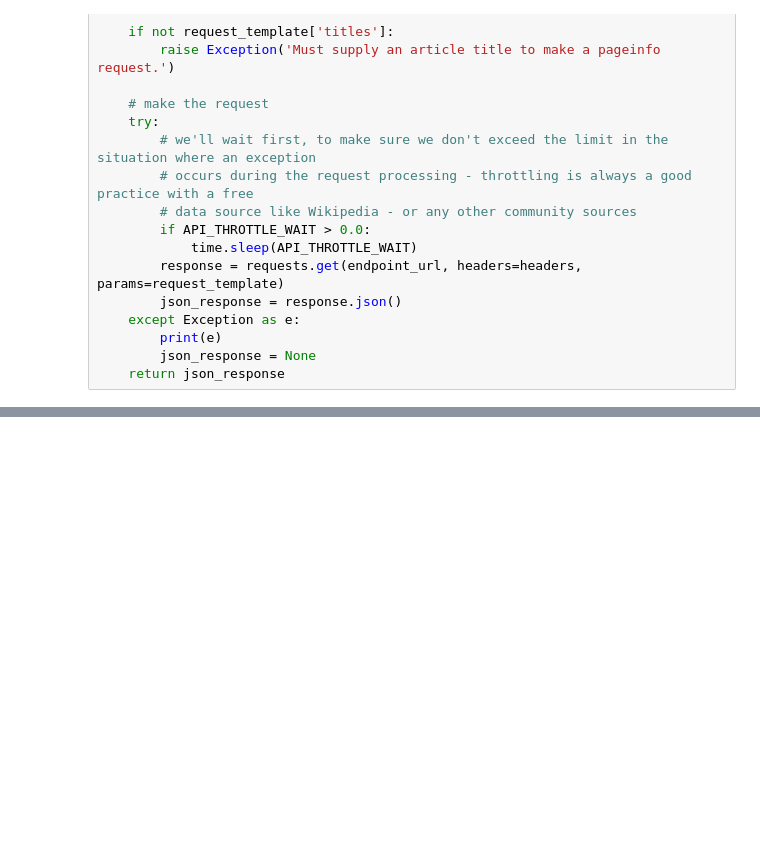
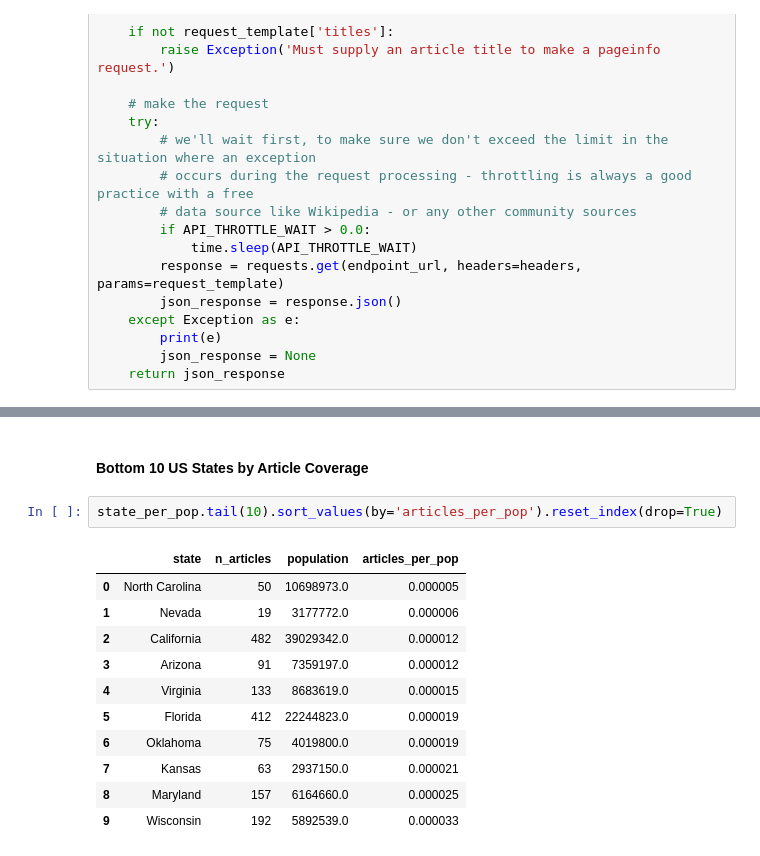
Before and after one commit to jmic94/data-512-homework_2, a Jupyter notebook: code/create_tables.ipynb, the cells around one changed output, grey strips where cells are left out. Drawn from its saved outputs; the diff is of its cells as text; blank space fills up the shorter version.

```diff
--- a/code/create_tables.ipynb
+++ b/code/create_tables.ipynb
@@ -157,0 +390,16 @@ Getting page info data for: Akron, Alabama
+# %% [markdown]
+#### Bottom 10 US States by Article Coverage
+# %%
+state_per_pop.tail(10).sort_values(by='articles_per_pop').reset_index(drop=True)
+# %% [output]
+|  | state | n_articles | population | articles_per_pop |
+| 0 | North Carolina | 50 | 10698973.0 | 0.000005 |
+| 1 | Nevada | 19 | 3177772.0 | 0.000006 |
+| 2 | California | 482 | 39029342.0 | 0.000012 |
+| 3 | Arizona | 91 | 7359197.0 | 0.000012 |
+| 4 | Virginia | 133 | 8683619.0 | 0.000015 |
+| 5 | Florida | 412 | 22244823.0 | 0.000019 |
+| 6 | Oklahoma | 75 | 4019800.0 | 0.000019 |
+| 7 | Kansas | 63 | 2937150.0 | 0.000021 |
+| 8 | Maryland | 157 | 6164660.0 | 0.000025 |
+| 9 | Wisconsin | 192 | 5892539.0 | 0.000033 |
```
Also changed, not shown: parts of 32 cells of this notebook, 4 other files.
